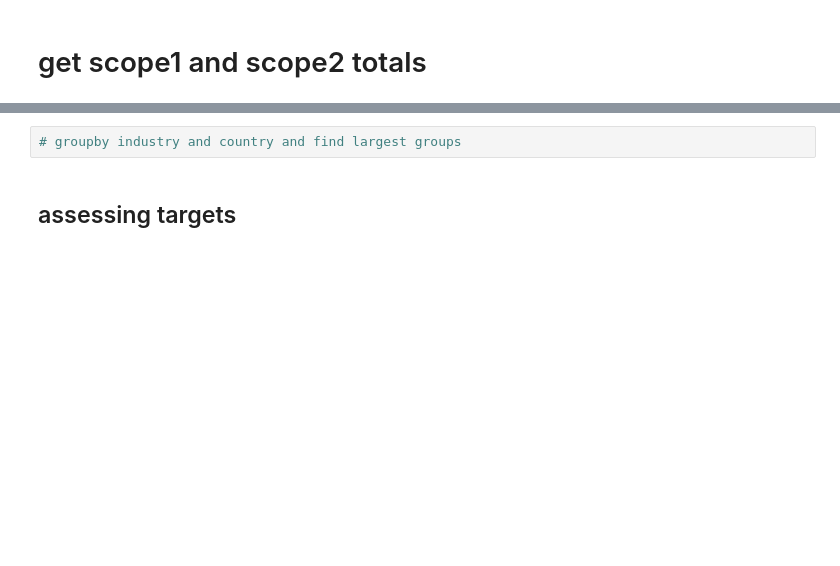
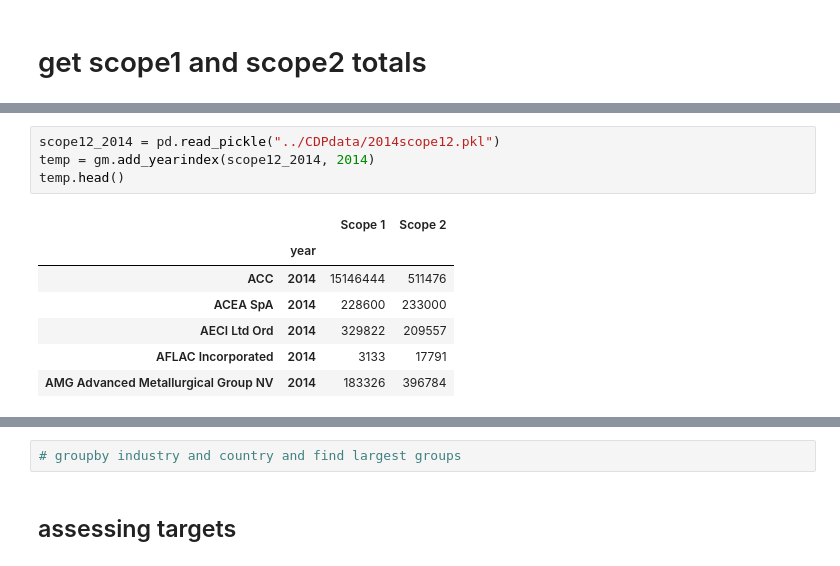
Before and after one commit to mirthbottle/ghg, a Jupyter notebook: CDP data.ipynb, the cells around one changed output, grey strips where cells are left out. Cells and saved outputs as stored; diff of their text form; blank space fills up the shorter version.

```diff
--- a/CDP data.ipynb
+++ b/CDP data.ipynb
@@ -165,0 +172,12 @@ scope12_2014.head()
+# %%
+scope12_2014 = pd.read_pickle("../CDPdata/2014scope12.pkl")
+temp = gm.add_yearindex(scope12_2014, 2014)
+temp.head()
+# %% [output]
+|  |  | Scope 1 | Scope 2 |
+|  | year |  |  |
+| ACC | 2014 | 15146444 | 511476 |
+| ACEA SpA | 2014 | 228600 | 233000 |
+| AECI Ltd Ord | 2014 | 329822 | 209557 |
+| AFLAC Incorporated | 2014 | 3133 | 17791 |
+| AMG Advanced Metallurgical Group NV | 2014 | 183326 | 396784 |
```
Also changed, not shown: parts of 19 cells of this notebook, 3 other files.
